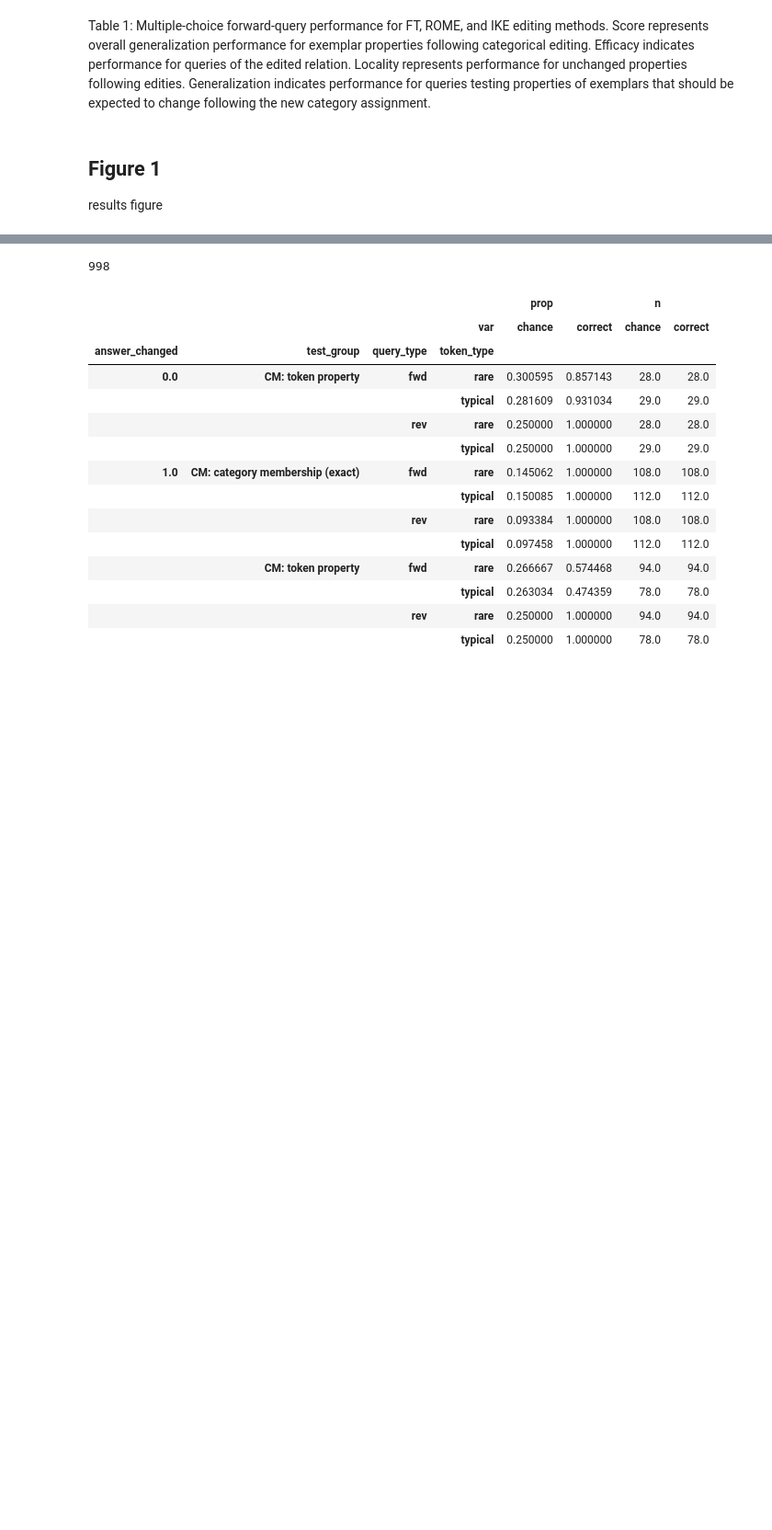
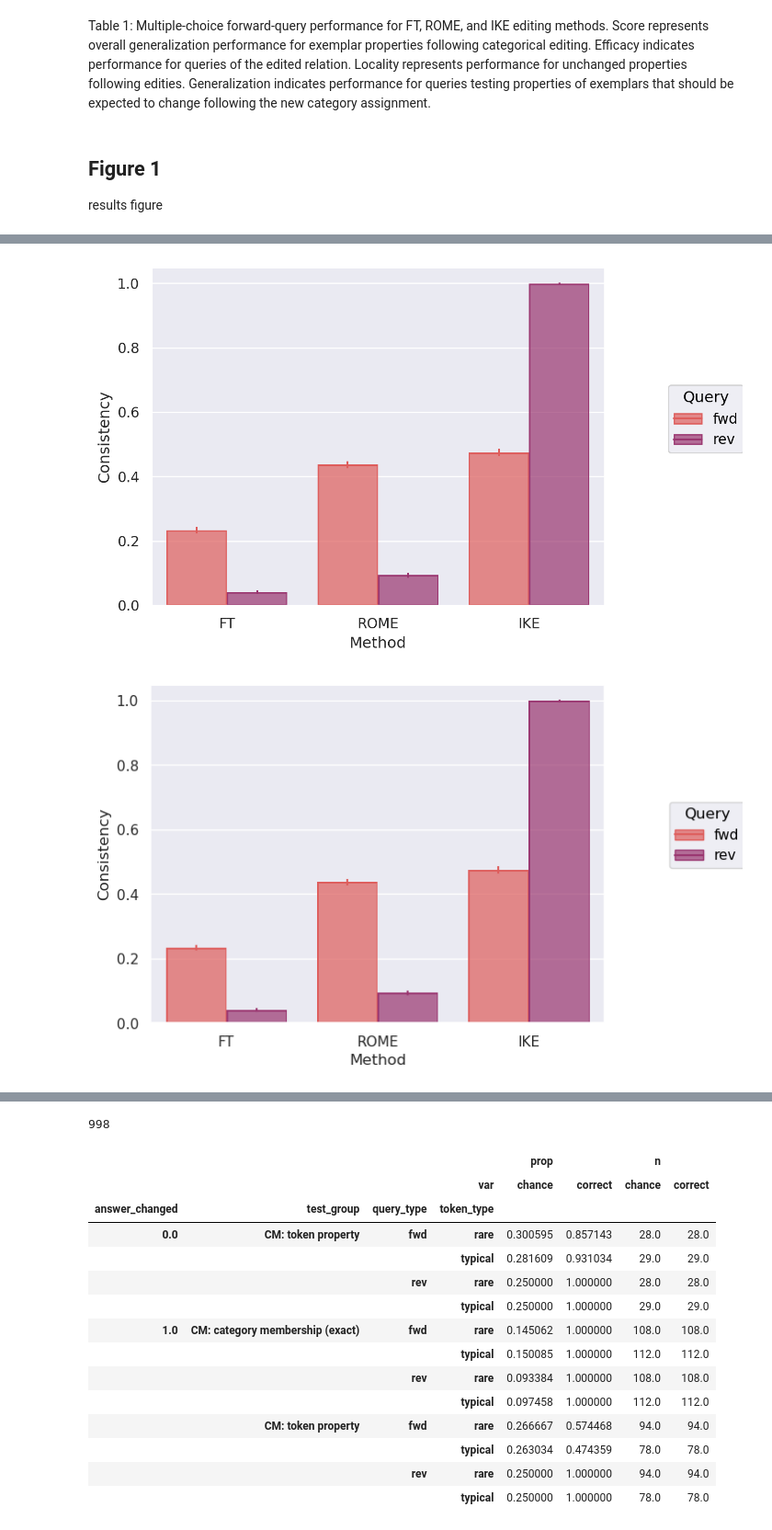
Before and after one commit to derekpowell/EasyEdit, a Jupyter notebook: analysis.ipynb, the cells around one changed output, grey strips where cells are left out. Shown at 92% size. Drawn from its saved outputs; the diff is of its cells as text; code cells hidden in the pictures; blank space fills up the shorter version.

```diff
--- a/analysis.ipynb
+++ b/analysis.ipynb
@@ -233,0 +163,25 @@ pd.concat(
+# %%
+import seaborn as sns
+import seaborn.objects as so
+import matplotlib.pyplot as plt
+ax = plt.figure()
+
+fig = (
+    so.Plot(fig_df, x = "method", y = "estimate", color = "query_type")
+    # .facet("query_type")
+    .add(so.Bar(), so.Agg(), so.Dodge())
+    .add(so.Range(), so.Dodge(), ymax = "ul", ymin = "ll")
+    .label(x = "Method", y = "Consistency", color = "Query")
+    .scale(color = "flare")
+    # .add(so.Lines(), so.Agg(), y = "chance")
+    .on(ax)
+    .plot()
+)
+
+fig
+# ax.axhline(y = .25, linestyle = "--", color = "grey")
+
+# ax.show()
+# %% [output]
+[figure, added]
+[figure, added]
```
Also changed, not shown: parts of 11 cells of this notebook, 1 other file.
